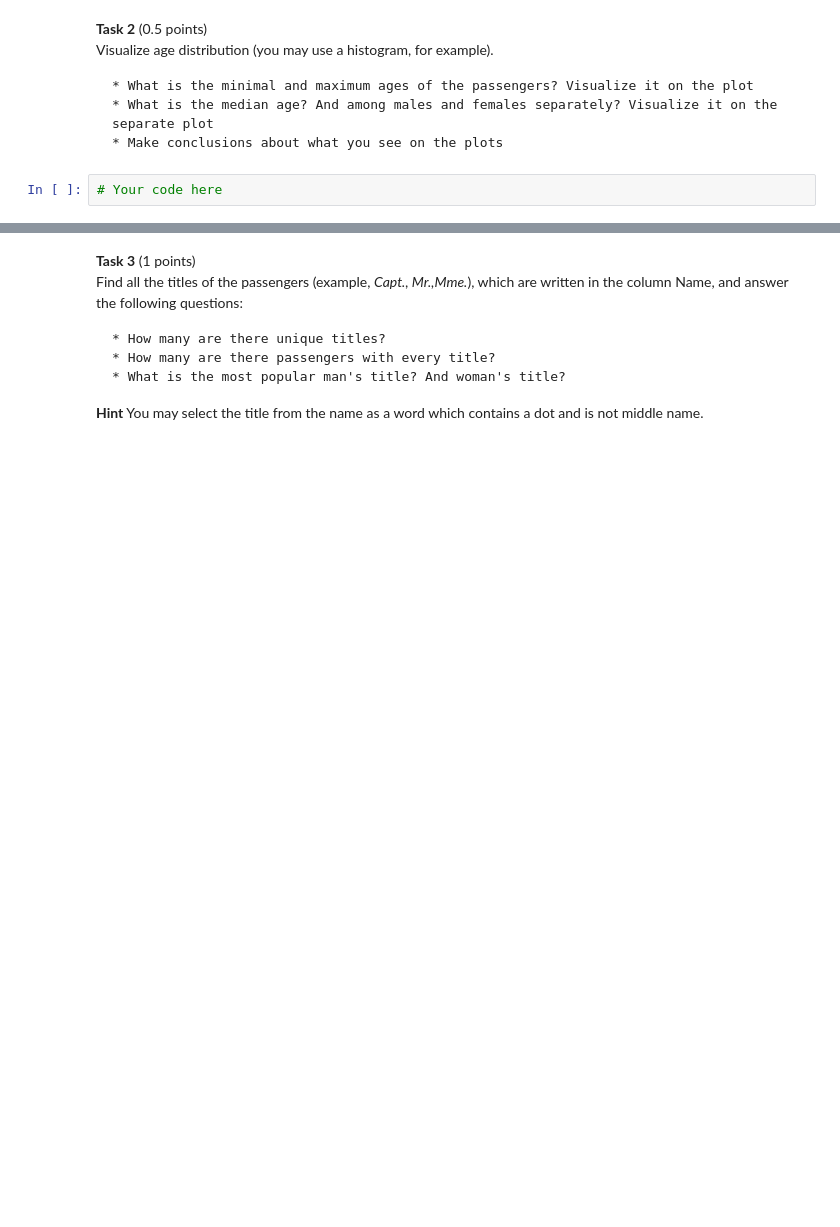
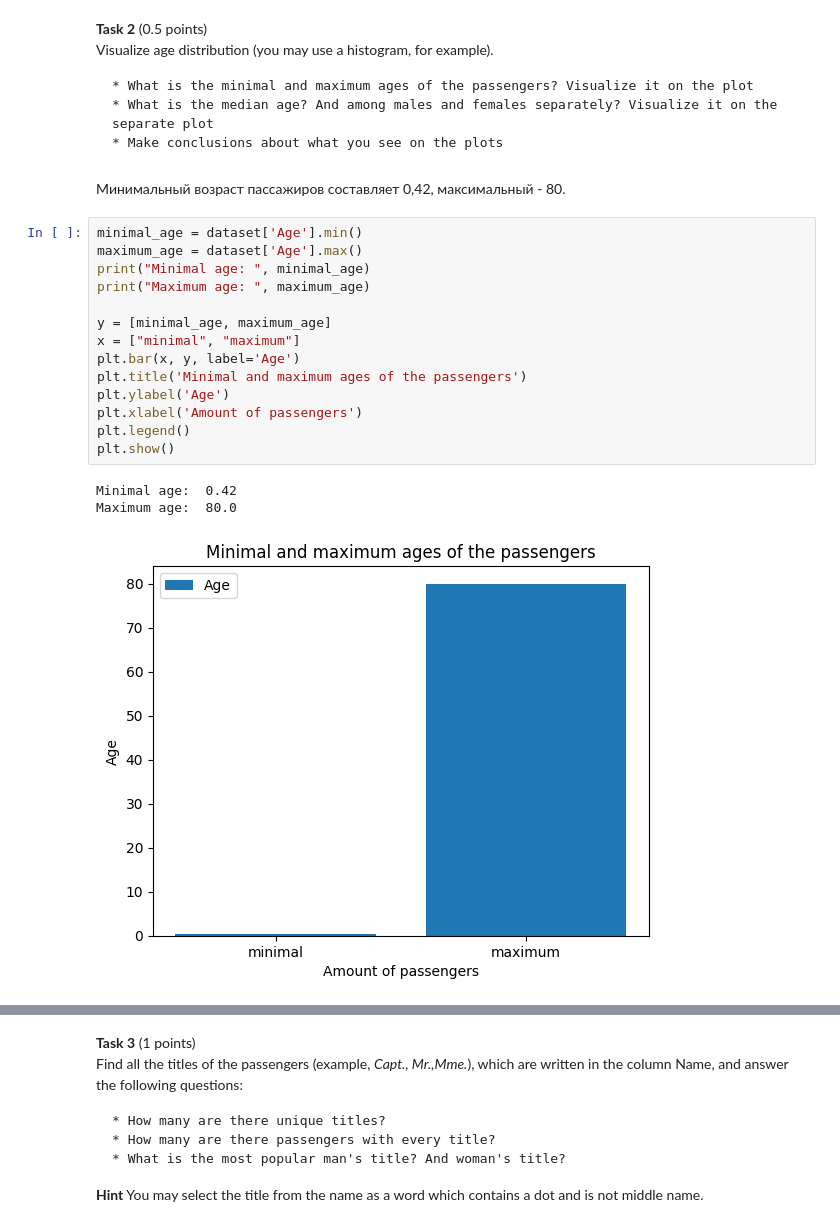
Before and after one commit to Bogdan108/ML, a Jupyter notebook: HW/Luckyanchuck_hw1_2023.ipynb, the cells around one changed output, grey strips where cells are left out. Saved outputs shown, nothing was run; the diff lists cells and outputs as text; blank space fills up the shorter version.

```diff
--- a/HW/Luckyanchuck_hw1_2023.ipynb
+++ b/HW/Luckyanchuck_hw1_2023.ipynb
@@ -493,5 +523,23 @@ Visualize age distribution (you may use a histogram, for example).
     * What is the minimal and maximum ages of the passengers? Visualize it on the plot
     * What is the median age? And among males and females separately? Visualize it on the separate plot
     * Make conclusions about what you see on the plots
-# %%
-# Your code here
+# %% [markdown]
+Минимальный возраст пассажиров составляет 0,42, максимальный - 80.
+# %%
+minimal_age = dataset['Age'].min()
+maximum_age = dataset['Age'].max()
+print("Minimal age: ", minimal_age)
+print("Maximum age: ", maximum_age)
+
+y = [minimal_age, maximum_age]
+x = ["minimal", "maximum"]
+plt.bar(x, y, label='Age')
+plt.title('Minimal and maximum ages of the passengers')
+plt.ylabel('Age')
+plt.xlabel('Amount of passengers')
+plt.legend()
+plt.show()
+# %% [output]
+Minimal age:  0.42
+Maximum age:  80.0
+[figure, added]
```
Also changed, not shown: parts of 17 cells of this notebook.
